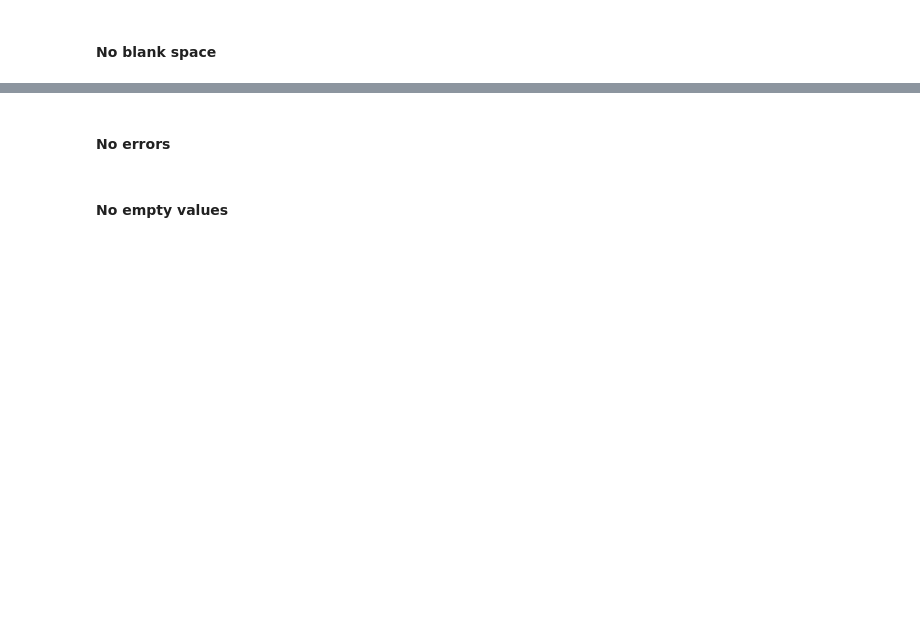
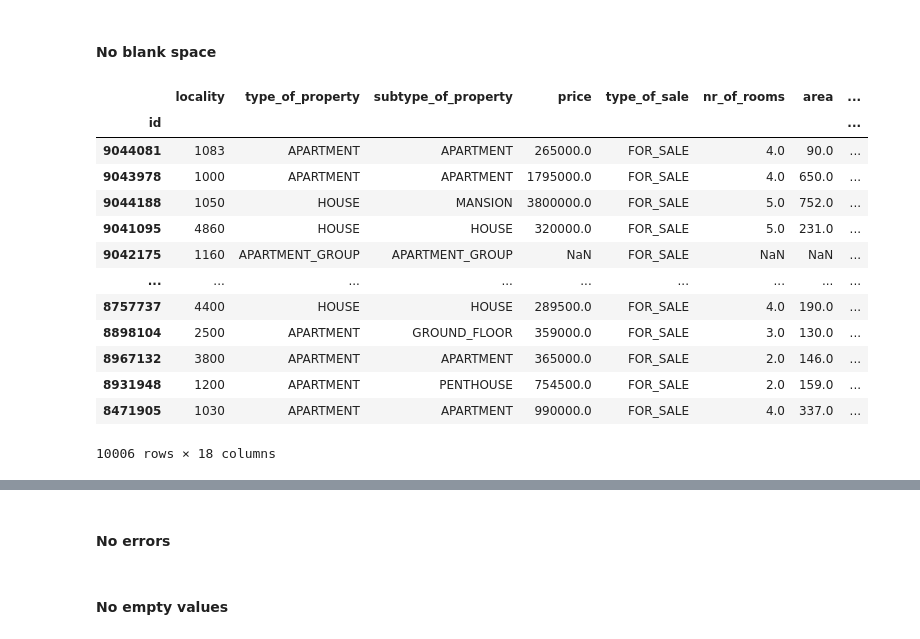
Before and after one commit to jcoumont/challenge-data-analysis, a Jupyter notebook: data_cleaning.ipynb, the cells around one changed output, grey strips where cells are left out. Drawn from its saved outputs; the diff is of its cells as text; code cells hidden in the pictures; blank space fills up the shorter version.

```diff
--- a/data_cleaning.ipynb
+++ b/data_cleaning.ipynb
@@ -19,3 +26,6 @@ data.head()
 ### Clean data
 # %% [markdown]
 #### No duplicates
+# %%
+data = data.set_index("id")
+data.index.is_unique
@@ -22,2 +44,25 @@ data.head()
 # %% [markdown]
 #### No blank space
+# %%
+# Remove leading and trailing withespaces
+def strip_str(x):
+    if type(x) is str:
+        return x.strip()
+    return x
+# %%
+data.applymap(strip_str)
+# %% [output]
+|  | locality | type_of_property | subtype_of_property | price | type_of_sale | nr_of_rooms | area | ... |
+| id |  |  |  |  |  |  |  | ... |
+| 9044081 | 1083 | APARTMENT | APARTMENT | 265000.0 | FOR_SALE | 4.0 | 90.0 | ... |
+| 9043978 | 1000 | APARTMENT | APARTMENT | 1795000.0 | FOR_SALE | 4.0 | 650.0 | ... |
+| 9044188 | 1050 | HOUSE | MANSION | 3800000.0 | FOR_SALE | 5.0 | 752.0 | ... |
+| 9041095 | 4860 | HOUSE | HOUSE | 320000.0 | FOR_SALE | 5.0 | 231.0 | ... |
+| 9042175 | 1160 | APARTMENT_GROUP | APARTMENT_GROUP | NaN | FOR_SALE | NaN | NaN | ... |
+| ... | ... | ... | ... | ... | ... | ... | ... | ... |
+| 8757737 | 4400 | HOUSE | HOUSE | 289500.0 | FOR_SALE | 4.0 | 190.0 | ... |
+| 8898104 | 2500 | APARTMENT | GROUND_FLOOR | 359000.0 | FOR_SALE | 3.0 | 130.0 | ... |
+| 8967132 | 3800 | APARTMENT | APARTMENT | 365000.0 | FOR_SALE | 2.0 | 146.0 | ... |
+| 8931948 | 1200 | APARTMENT | PENTHOUSE | 754500.0 | FOR_SALE | 2.0 | 159.0 | ... |
+| 8471905 | 1030 | APARTMENT | APARTMENT | 990000.0 | FOR_SALE | 4.0 | 337.0 | ... |
+10006 rows × 18 columns
```
Also changed, not shown: parts of 32 cells of this notebook.
